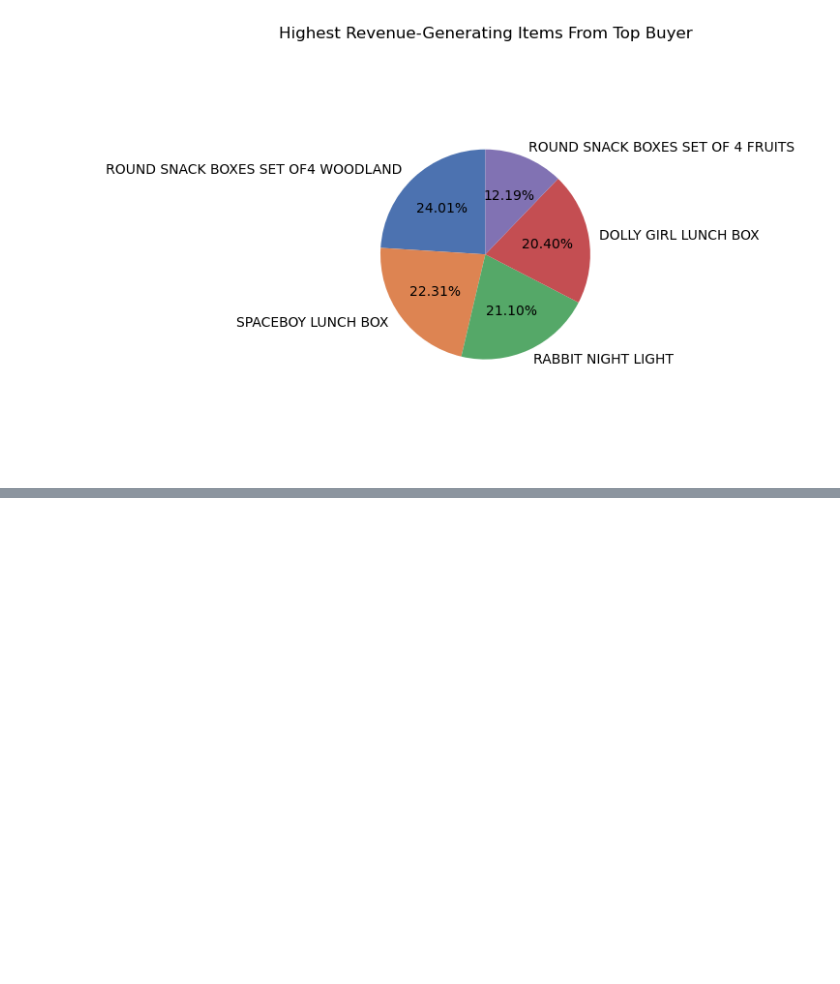
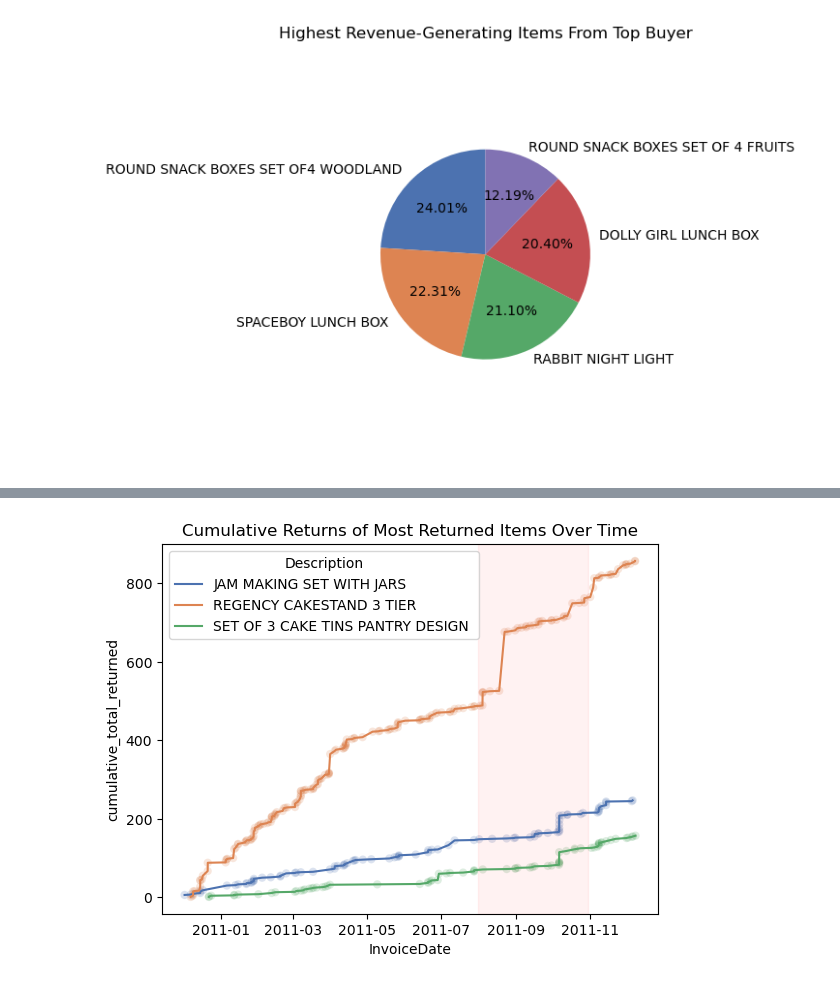
Before and after one commit to samcast1/PersonalProjects, a Jupyter notebook: PySpark ECommerce Analysis/PySpark & SparkSQL E-Commerce Analysis.ipynb, the cells around one changed output, grey strips where cells are left out. Cells and saved outputs as stored; diff of their text form; code cells hidden in the pictures; blank space fills up the shorter version.

```diff
--- a/PySpark ECommerce Analysis/PySpark & SparkSQL E-Commerce Analysis.ipynb
+++ b/PySpark ECommerce Analysis/PySpark & SparkSQL E-Commerce Analysis.ipynb
@@ -954,0 +920,20 @@ plt.show();
+# %%
+res = sql("""
+
+SELECT Description, InvoiceNo, InvoiceDate, CustomerID, Country,
+    -SUM(QUANTITY) OVER(PARTITION BY Description ORDER BY InvoiceDate ROWS BETWEEN UNBOUNDED PRECEDING AND CURRENT ROW)
+        AS cumulative_total_returned
+FROM retail
+WHERE DESCRIPTION IN ('REGENCY CAKESTAND 3 TIER','JAM MAKING SET WITH JARS','SET OF 3 CAKE TINS PANTRY DESIGN ')
+    AND InvoiceNo LIKE "C%"
+
+""")
+
+dfp = res.toPandas()
+sns.lineplot(x='InvoiceDate', y='cumulative_total_returned', data=dfp, hue='Description')
+sns.scatterplot(x='InvoiceDate', y='cumulative_total_returned', data=dfp, hue='Description', alpha=0.2, legend=False)
+
+plt.axvspan('2011-08-01', '2011-10-31', color='red', alpha=0.05)
+plt.title('Cumulative Returns of Most Returned Items Over Time')
+plt.show();
+# %% [output]
@@ -954,0 +957 @@ plt.show();
+[figure, added]
```
Also changed, not shown: parts of 25 cells of this notebook, 1 other file.
